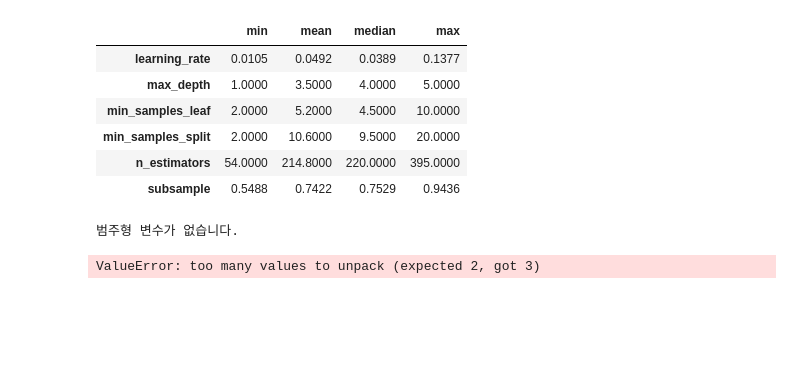
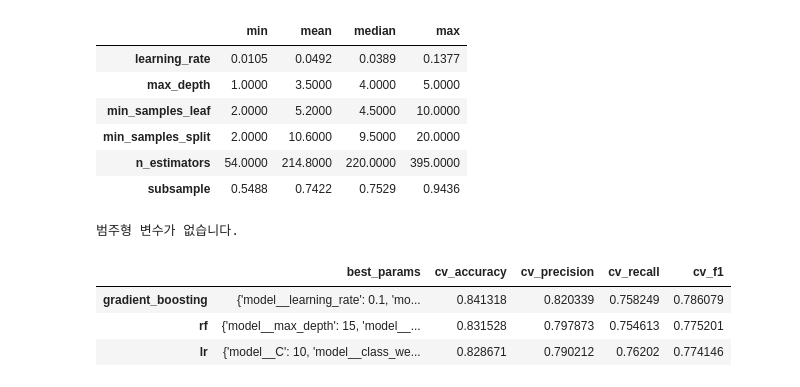
Before and after one commit to def-uk/kaggle-titanic-ml, a Jupyter notebook: notebooks/02_modeling.ipynb, the cells around one changed output. Saved outputs shown, nothing was run; the diff lists cells and outputs as text; code cells hidden in the pictures; blank space fills up the shorter version.

```diff
--- a/notebooks/02_modeling.ipynb
+++ b/notebooks/02_modeling.ipynb
@@ -241,6 +241,7 @@ def run_grid_search(
     X_train,
     y_train,
     scoring,
+    cv
 ):
     grid_results = {}
     best_models = {}
@@ -742,83 +743,46 @@ param_grids = {
     "rf": {
         "model__n_estimators": [300, 400, 500, 600, 700, 800],
         "model__max_depth": [5, 10, 15, 20, 30],
-        "model__min_samples_split": [2, 5],
-        "model__min_samples_leaf": [1, 2, 4],
-        "model__max_features": ["sqrt", "log2"],
+        "model__min_samples_split": [2, 5, 10, 15],
+        "model__min_samples_leaf": [1, 2, 4, 8],
+        "model__max_features": ["sqrt"],
     },
 
     "gradient_boosting": {
-        "model__n_estimators": [50, 100, 200],
+        "model__n_estimators": [50, 100, 200, 300, 400],
         "model__learning_rate": [0.05, 0.1, 0.2],
-        "model__max_depth": [1, 2, 3],
+        "model__max_depth": [1, 2, 3, 4, 5],
+        "model__min_samples_leaf": [2, 3, 4, 5, 7, 10],
+        "model__min_samples_split": [2, 3, 4, 5, 10, 20],
         "model__subsample": [0.7, 1.0],
     },
 }
 
-model_configs = {
-    "knn": {
-        "model": KNeighborsClassifier(n_neighbors=5),
-        "scale": True,
-    },
 
-    "lr": {
-        "model": LogisticRegression(max_iter=5000),
-        "scale": True,
-    },
-
-    "rf": {
-        "model": RandomForestClassifier(
-            random_state=RANDOMSTATE
-        ),
-        "scale": False,
-    },
-
-    "gradient_boosting": {
-        "model": GradientBoostingClassifier(
-            random_state=RANDOMSTATE
-        ),
-        "scale": False,
-    },
-
-    "adaboost": {
-        "model": AdaBoostClassifier(
-            random_state=RANDOMSTATE
-        ),
-        "scale": False,
-    },
+selected_model_configs = {
+    name: model_configs[name]
+    for name in TARGET_MODELS
 }
 
-scoring = {
-    "accuracy": "accuracy",
-    "precision": "precision",
-    "recall": "recall",
-    "f1": "f1",
-}
-
-random_results, random_best_models = run_random_search(
-    model_configs=model_configs,
-    param_distributions=param_grids,
-    X_train=X_train,
-    y_train=y_train,
-    scoring=scoring,
-    n_iter=30,
-)
-
 grid_results, best_models = run_grid_search(
-    model_configs=model_configs,
+    model_configs=selected_model_configs,
     param_grids=param_grids,
     X_train=X_train,
     y_train=y_train,
     scoring=scoring,
+    cv=cv
 )
 
 result_df = pd.DataFrame(grid_results).T
 
 display(
     result_df.sort_values(
         "cv_f1",
         ascending=False
     )
 )
 # %% [output]
-ValueError: too many values to unpack (expected 2, got 3)
+|  | best_params | cv_accuracy | cv_precision | cv_recall | cv_f1 |
+| gradient_boosting | {'model__learning_rate': 0.1, 'mo... | 0.841318 | 0.820339 | 0.758249 | 0.786079 |
+| rf | {'model__max_depth': 15, 'model__... | 0.831528 | 0.797873 | 0.754613 | 0.775201 |
+| lr | {'model__C': 10, 'model__class_we... | 0.828671 | 0.790212 | 0.76202 | 0.774146 |
```
